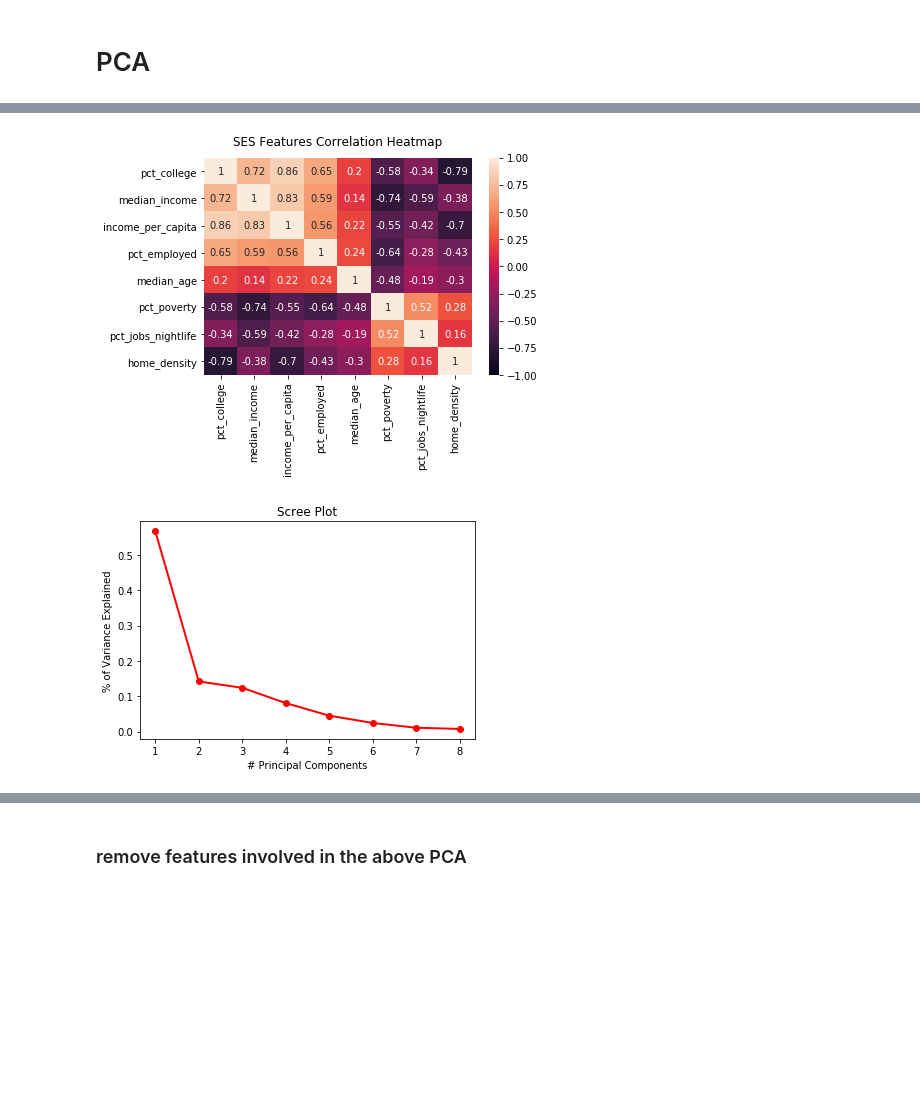
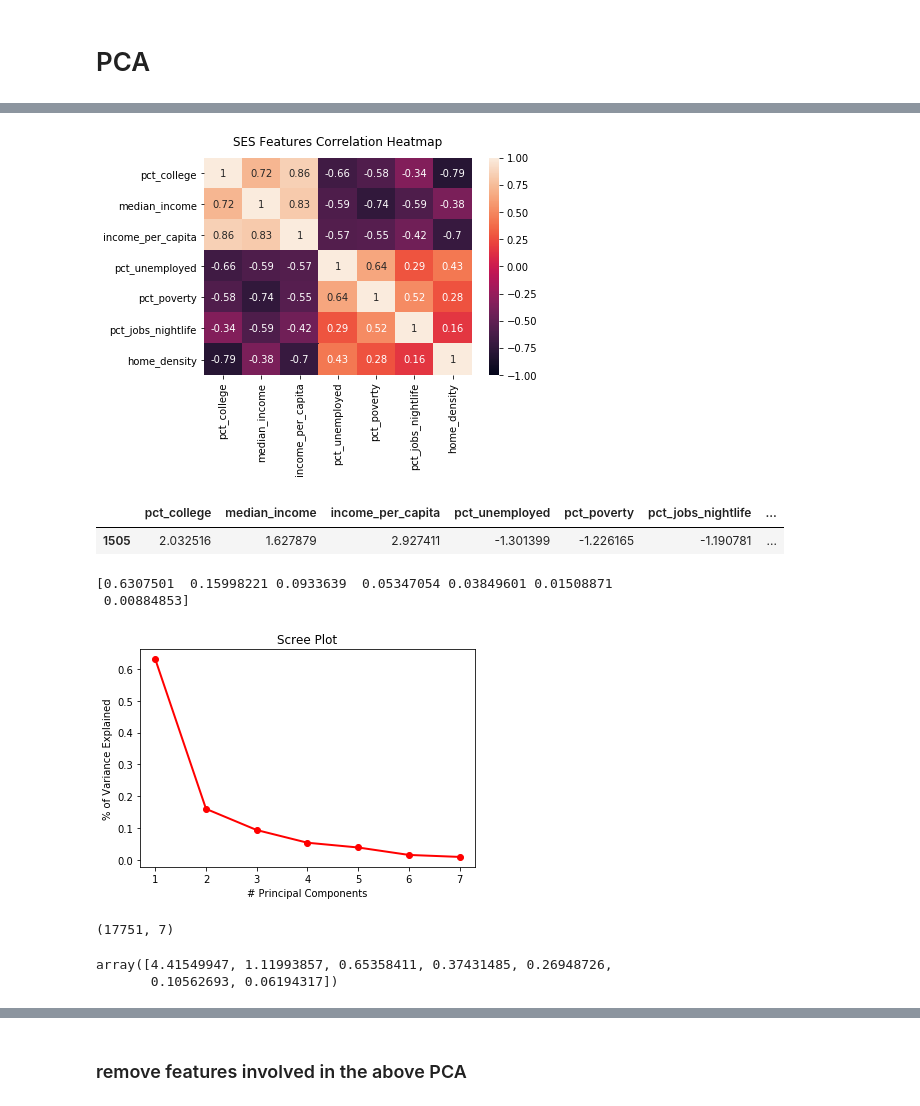
Before and after one commit to EugeniaDickson/zillow_rent_index, a Jupyter notebook: casey/PCA-RFmodel.ipynb, the cells around one changed output, grey strips where cells are left out. Cells and saved outputs as stored; diff of their text form; code cells hidden in the pictures; blank space fills up the shorter version.

```diff
--- a/casey/PCA-RFmodel.ipynb
+++ b/casey/PCA-RFmodel.ipynb
@@ -18,0 +22,2 @@ Your data is ready! Merged table name is zillow_full
+# %%
+zillow_full = zillow_full.drop(['PersonalIncome','AQIMean','Vol_moderate_income','Vol_low_income'],axis=1)
@@ -42,10 +55,15 @@ features.head()
 # %%
-socio_econ = features[['pct_college','median_income','income_per_capita','pct_employed','median_age','pct_poverty',
-                'pct_jobs_nightlife','home_density']]
-heatmap = sns.heatmap(socio_econ.corr(), vmin=-1, vmax=1, annot=True)
+socioeconomic = features[['pct_college','median_income','income_per_capita','pct_unemployed','pct_poverty',
+                          'pct_jobs_nightlife','home_density']]
+heatmap = sns.heatmap(socioeconomic.corr(), vmin=-1, vmax=1, annot=True)
 heatmap.set_title('SES Features Correlation Heatmap', fontdict={'fontsize':12}, pad=12);
 # %% [output]
-[figure, old version]
+[figure, new version]
+# %%
+socioeconomic.sample()
+# %% [output]
+|  | pct_college | median_income | income_per_capita | pct_unemployed | pct_poverty | pct_jobs_nightlife | ... |
+| 1505 | 2.032516 | 1.627879 | 2.927411 | -1.301399 | -1.226165 | -1.190781 | ... |
 # %%
 def screePlot(df):
     pca = PCA(n_components=df.shape[1])
@@ -57,6 +75,13 @@ def screePlot(df):
     plt.ylabel('% of Variance Explained')
     plt.show()
 # %%
-screePlot(socio_econ) # take 4 pcs
+screePlot(socioeconomic) # take 3 pcs
 # %% [output]
+[0.6307501  0.15998221 0.0933639  0.05347054 0.03849601 0.01508871
+ 0.00884853]
-[figure, old version]
+[figure, new version]
+# %%
+pca = PCA(n_components=7)
+pca.fit_transform(socioeconomic).shape
+# %% [output]
+(17751, 7)
@@ -62,0 +96,5 @@ screePlot(socio_econ) # take 4 pcs
+# %%
+pca.explained_variance_
+# %% [output]
+array([4.41549947, 1.11993857, 0.65358411, 0.37431485, 0.26948726,
+       0.10562693, 0.06194317])
```
Also changed, not shown: parts of 20 cells of this notebook, 2 other files.
